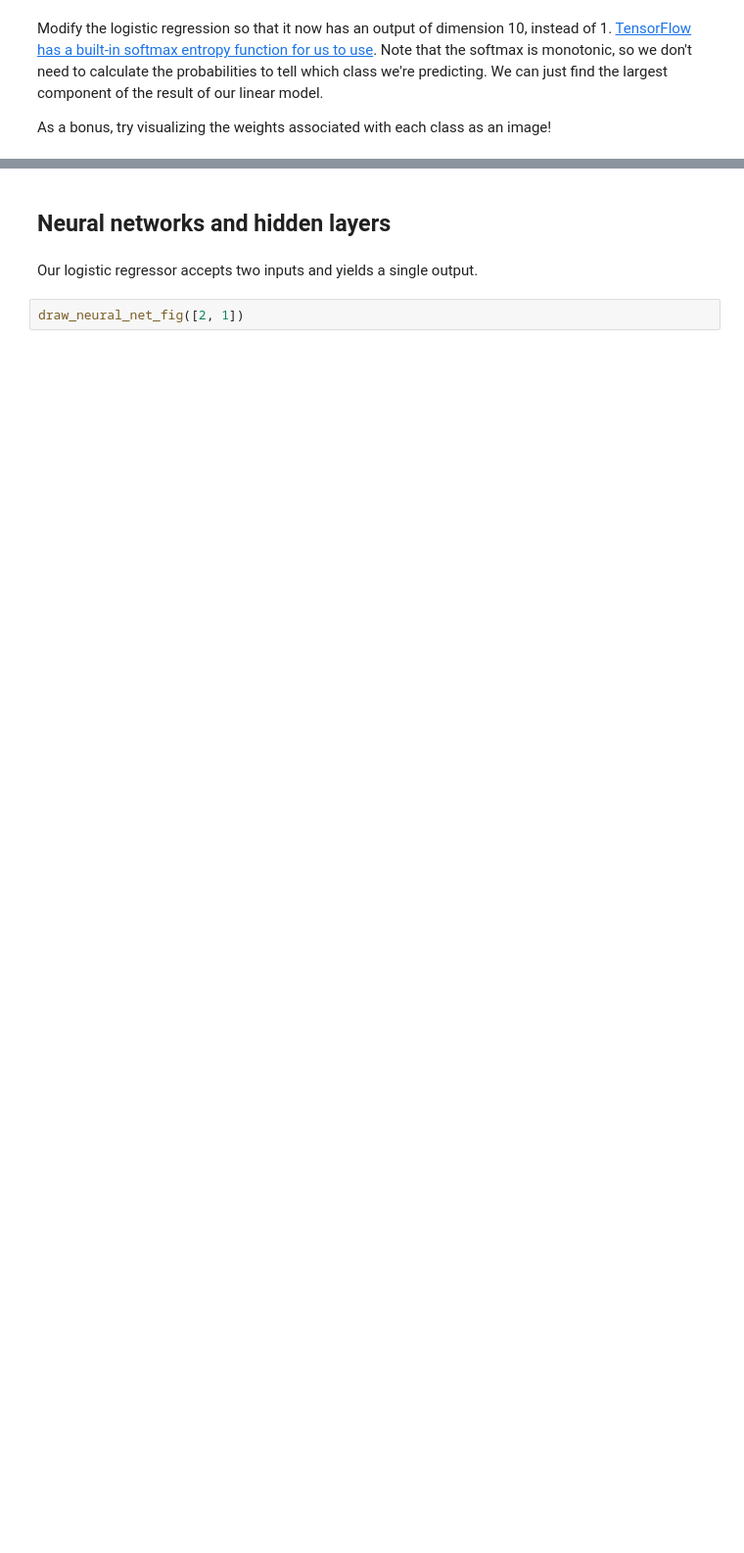
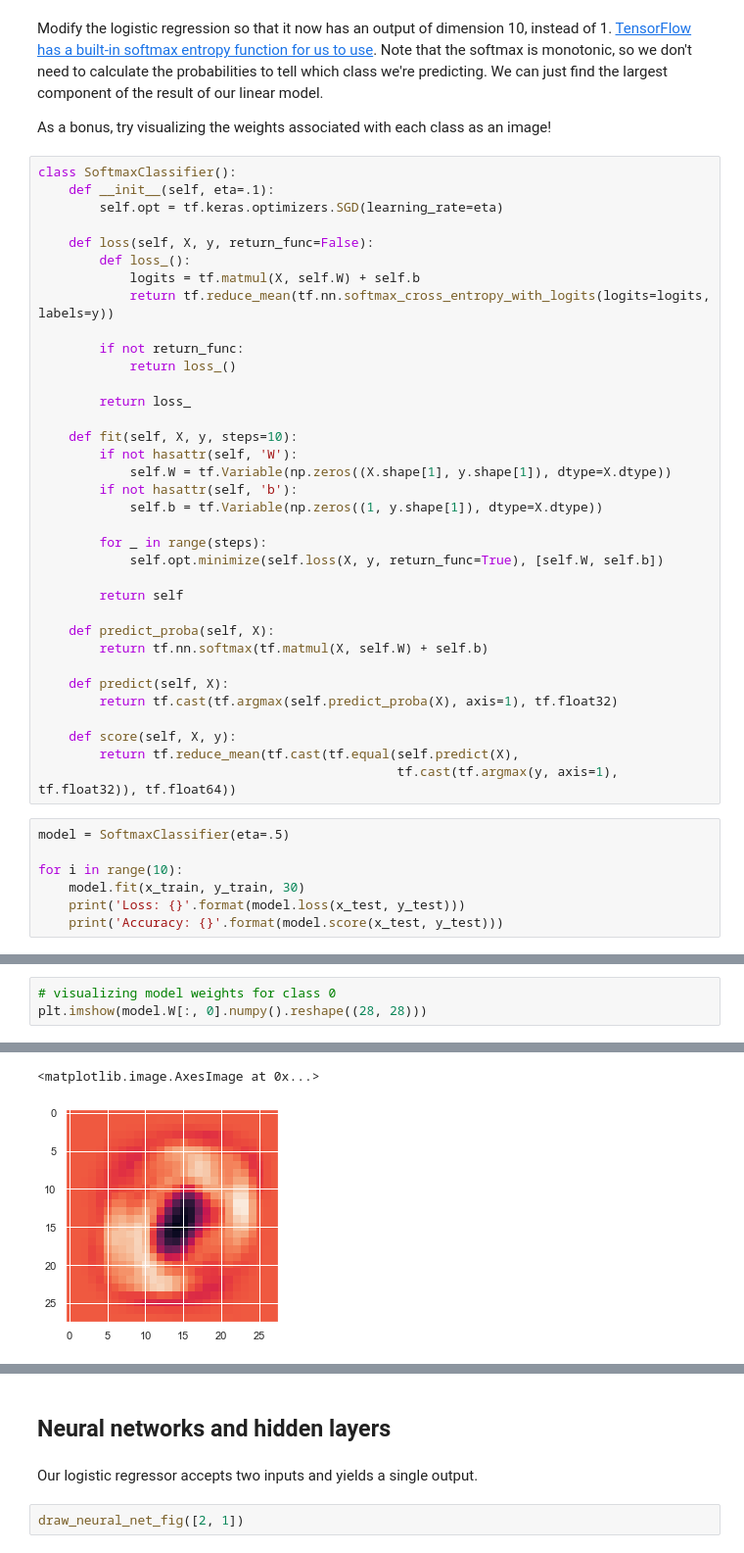
Before and after one commit to resurrexi/intro-to-tf2.0-oreilly-live, a Jupyter notebook: tensorflow/TF_Basic_Neural_Networks.ipynb, the cells around one changed output, grey strips where cells are left out. Shown: that part at 98% size. Saved outputs shown, nothing was run; the diff lists cells and outputs as text; blank space fills up the shorter version.

```diff
--- a/tensorflow/TF_Basic_Neural_Networks.ipynb
+++ b/tensorflow/TF_Basic_Neural_Networks.ipynb
@@ -171,3 +250,45 @@ print("Label:", y_test[0])
 Modify the logistic regression so that it now has an output of dimension 10, instead of 1. [TensorFlow has a built-in softmax entropy function for us to use](https://www.tensorflow.org/versions/r2.0/api_docs/python/tf/nn/softmax_cross_entropy_with_logits).  Note that the softmax is monotonic, so we don't need to calculate the probabilities to tell which class we're predicting.  We can just find the largest component of the result of our linear model.
 
 As a bonus, try visualizing the weights associated with each class as an image!
+# %%
+class SoftmaxClassifier():
+    def __init__(self, eta=.1):
+        self.opt = tf.keras.optimizers.SGD(learning_rate=eta)
+
+    def loss(self, X, y, return_func=False):
+        def loss_():
+            logits = tf.matmul(X, self.W) + self.b
+            return tf.reduce_mean(tf.nn.softmax_cross_entropy_with_logits(logits=logits, labels=y))
+
+        if not return_func:
+            return loss_()
+
+        return loss_
+
+    def fit(self, X, y, steps=10):
+        if not hasattr(self, 'W'):
+            self.W = tf.Variable(np.zeros((X.shape[1], y.shape[1]), dtype=X.dtype))
+        if not hasattr(self, 'b'):
+            self.b = tf.Variable(np.zeros((1, y.shape[1]), dtype=X.dtype))
+
+        for _ in range(steps):
+            self.opt.minimize(self.loss(X, y, return_func=True), [self.W, self.b])
+
+        return self
+
+    def predict_proba(self, X):
+        return tf.nn.softmax(tf.matmul(X, self.W) + self.b)
+
+    def predict(self, X):
+        return tf.cast(tf.argmax(self.predict_proba(X), axis=1), tf.float32)
+
+    def score(self, X, y):
+        return tf.reduce_mean(tf.cast(tf.equal(self.predict(X),
+                                               tf.cast(tf.argmax(y, axis=1), tf.float32)), tf.float64))
+# %%
+model = SoftmaxClassifier(eta=.5)
+
+for i in range(10):
+    model.fit(x_train, y_train, 30)
+    print('Loss: {}'.format(model.loss(x_test, y_test)))
+    print('Accuracy: {}'.format(model.score(x_test, y_test)))
@@ -173,0 +313,4 @@ As a bonus, try visualizing the weights associated with each class as an image!
+# %%
+# visualizing model weights for class 0
+plt.imshow(model.W[:, 0].numpy().reshape((28, 28)))
+# %% [output]
@@ -173,0 +318,2 @@ As a bonus, try visualizing the weights associated with each class as an image!
+<matplotlib.image.AxesImage at 0x...>
+[figure, added]
```
Also changed, not shown: parts of 26 cells of this notebook, 3 other files.
